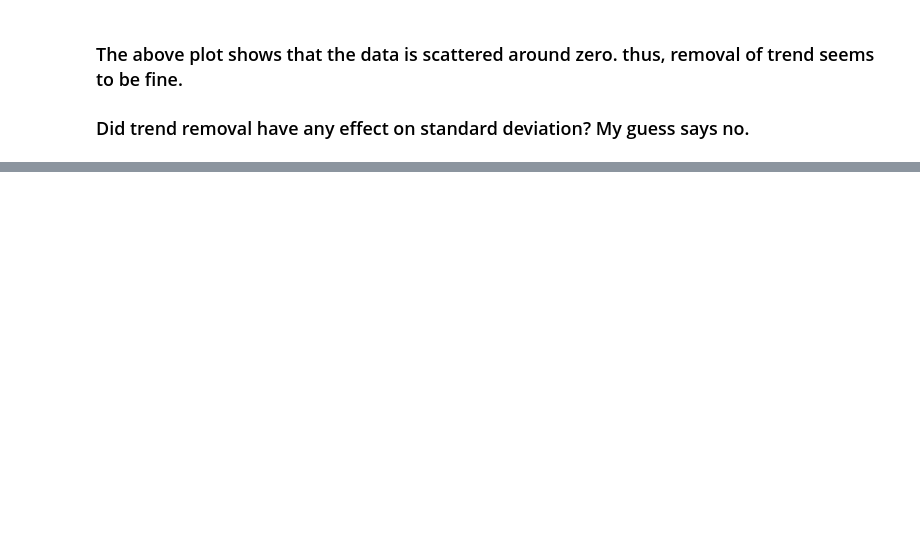
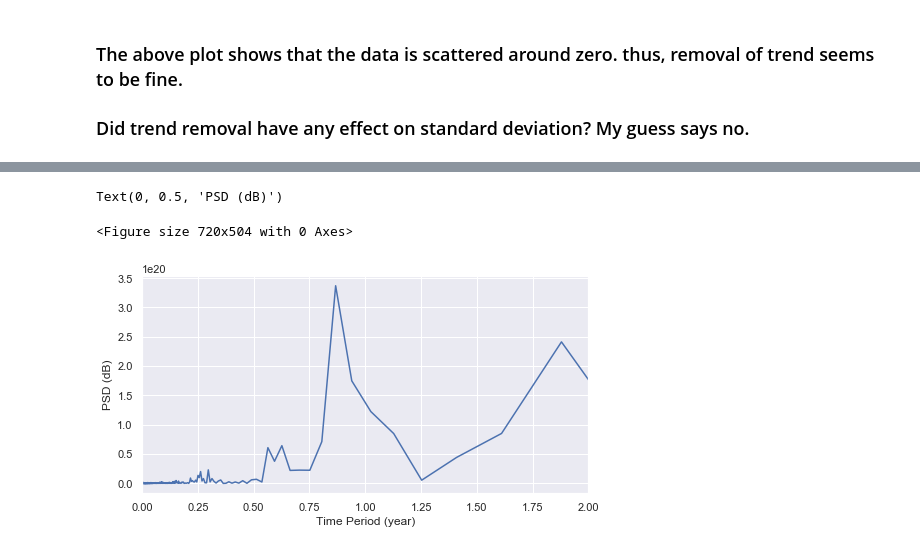
Before and after one commit to joshi-vipul/maharashtra_mandi, a Jupyter notebook: time_series_analysis_mandi.ipynb, the cells around one changed output, grey strips where cells are left out. Cells and saved outputs as stored; diff of their text form; code cells hidden in the pictures; blank space fills up the shorter version.

```diff
--- a/time_series_analysis_mandi.ipynb
+++ b/time_series_analysis_mandi.ipynb
@@ -156,0 +167,18 @@ plt.legend(['Std of Trend Removed Data','std of new data'])
+# %%
+new_df['price_sqrd'] = new_df['modal_price']**2
+price_fft = sp.fftpack.fft(np.array(new_df[new_df['Commodity']=='gram']['price_sqrd']))
+price_psd = np.abs(price_fft) ** 2
+fftfreq = sp.fftpack.fftfreq(len(price_psd),1/365)
+time_ = 1/fftfreq
+i = fftfreq > 0
+# %%
+plt.figure(figsize=(10,7))
+fig, ax = plt.subplots(1, 1, figsize=(8, 4))
+ax.plot(time_[i], price_psd[i])
+plt.xlim(0,2.0)
+ax.set_xlabel('Time Period (year)')
+ax.set_ylabel('PSD (dB)')
+# %% [output]
+Text(0, 0.5, 'PSD (dB)')
+<Figure size 720x504 with 0 Axes>
+[figure, added]
```
Also changed, not shown: parts of 11 cells of this notebook.
